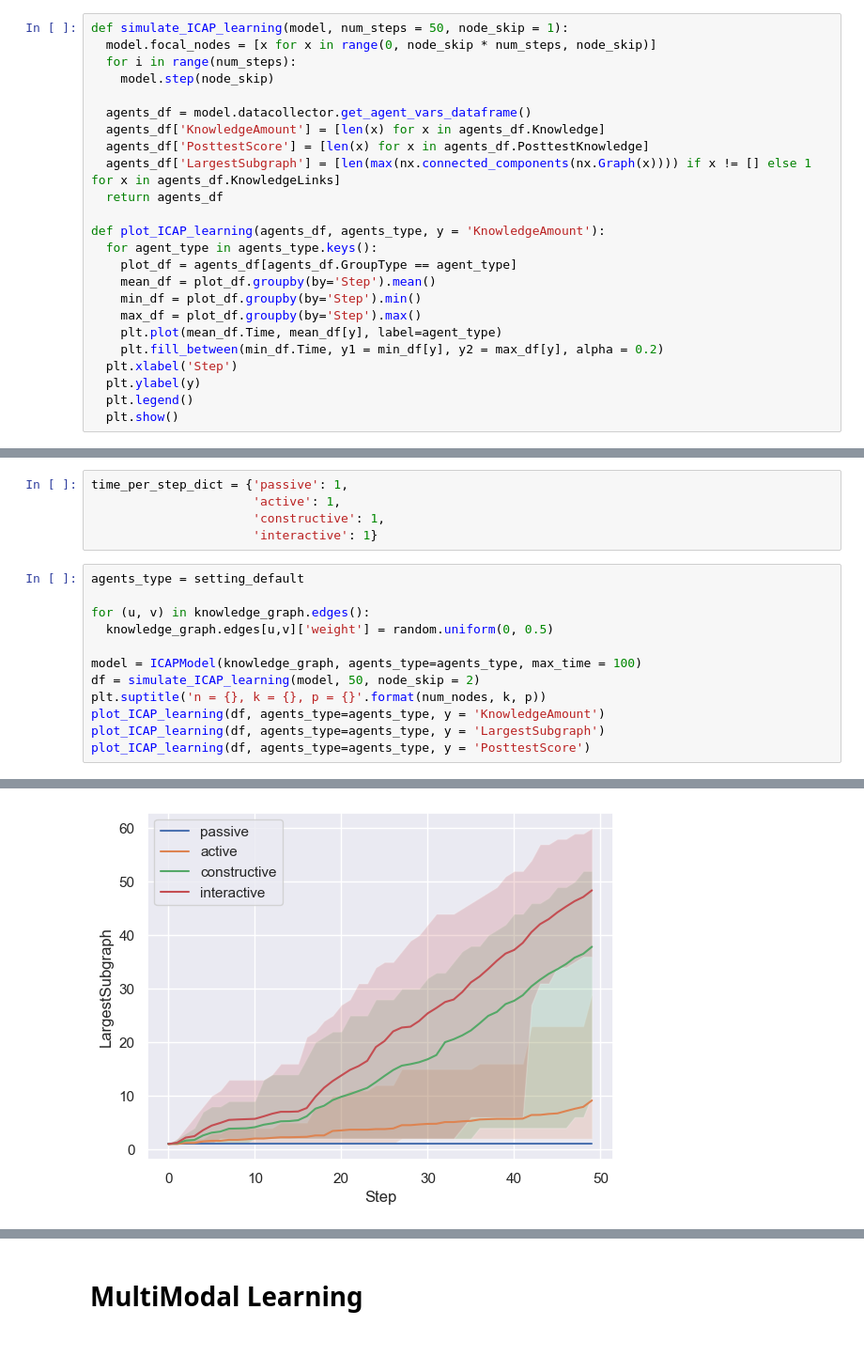
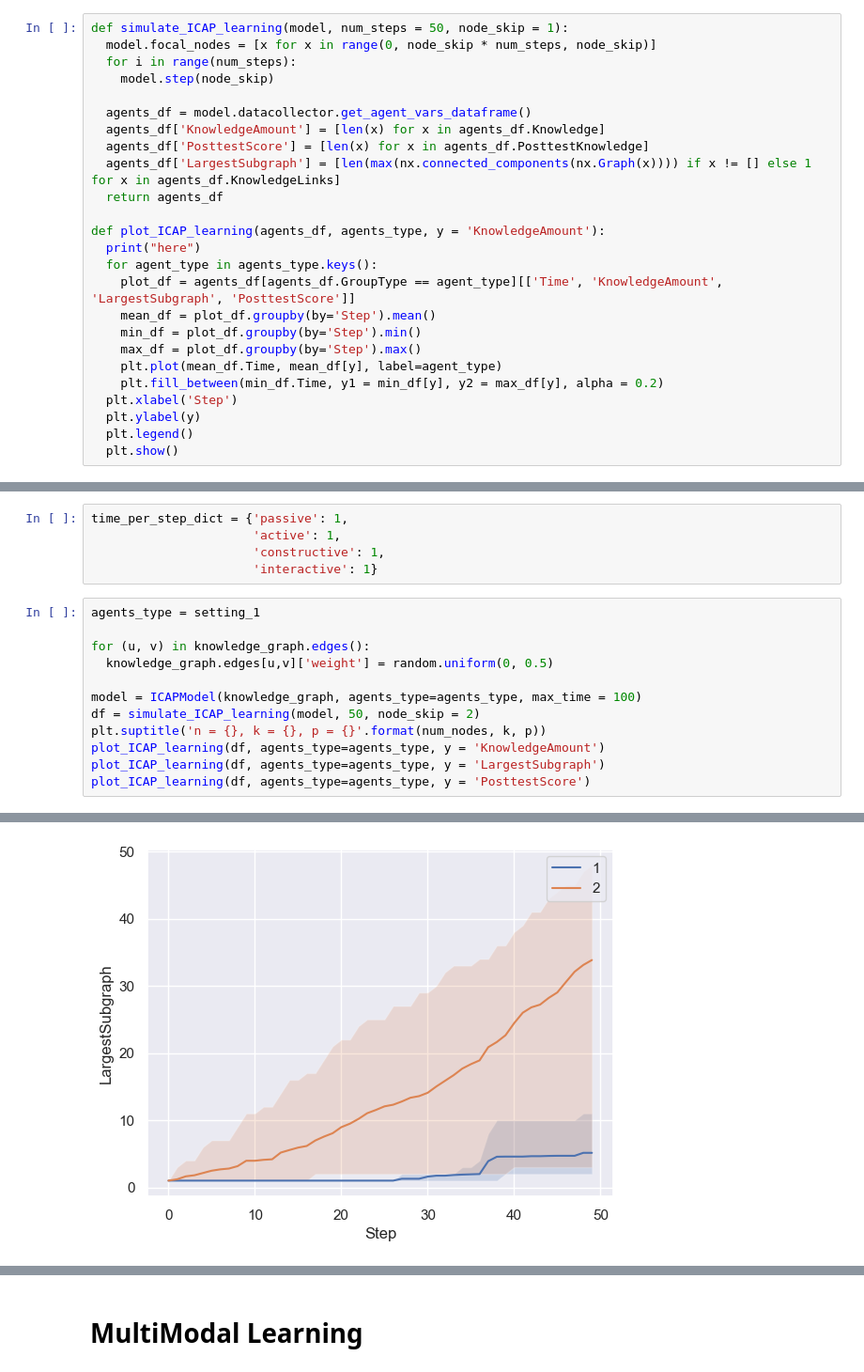
Before and after one commit to sinaris76/ABICAP, a Jupyter notebook: ABICAP.ipynb, the cells around one changed output, grey strips where cells are left out. Shown at 94% size. Drawn from its saved outputs; the diff is of its cells as text; blank space fills up the shorter version.

```diff
--- a/ABICAP.ipynb
+++ b/ABICAP.ipynb
@@ -404,8 +404,9 @@ def simulate_ICAP_learning(model, num_steps = 50, node_skip = 1):
   return agents_df
 
 def plot_ICAP_learning(agents_df, agents_type, y = 'KnowledgeAmount'):
+  print("here")
   for agent_type in agents_type.keys():
-    plot_df = agents_df[agents_df.GroupType == agent_type]
+    plot_df = agents_df[agents_df.GroupType == agent_type][['Time', 'KnowledgeAmount', 'LargestSubgraph', 'PosttestScore']]
     mean_df = plot_df.groupby(by='Step').mean()
     min_df = plot_df.groupby(by='Step').min()
     max_df = plot_df.groupby(by='Step').max()
@@ -430,7 +431,7 @@ time_per_step_dict = {'passive': 1,
                       'constructive': 1,
                       'interactive': 1}
 # %%
-agents_type = setting_default
+agents_type = setting_1
 
 for (u, v) in knowledge_graph.edges():
   knowledge_graph.edges[u,v]['weight'] = random.uniform(0, 0.5)
@@ -446 +449 @@ plot_ICAP_learning(df, agents_type=agents_type, y = 'PosttestScore')
-[figure, old version]
+[figure, new version]
```
Also changed, not shown: parts of 1 cell of this notebook.
